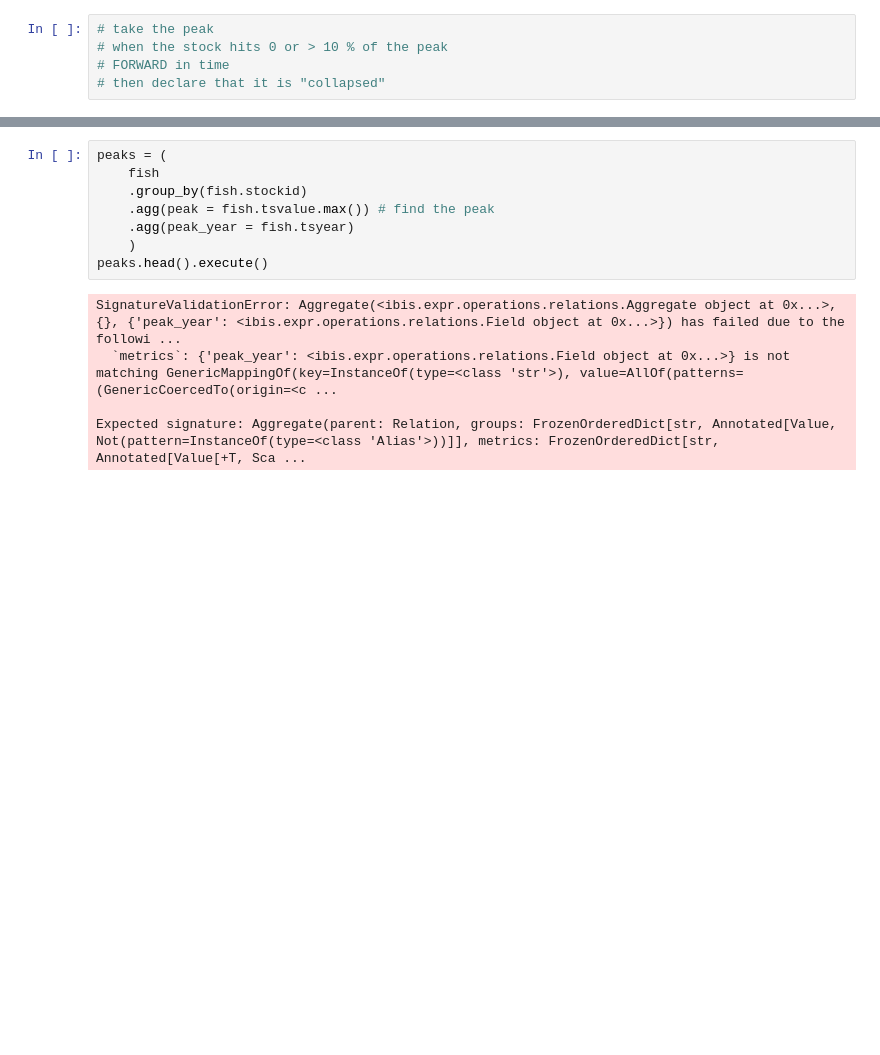
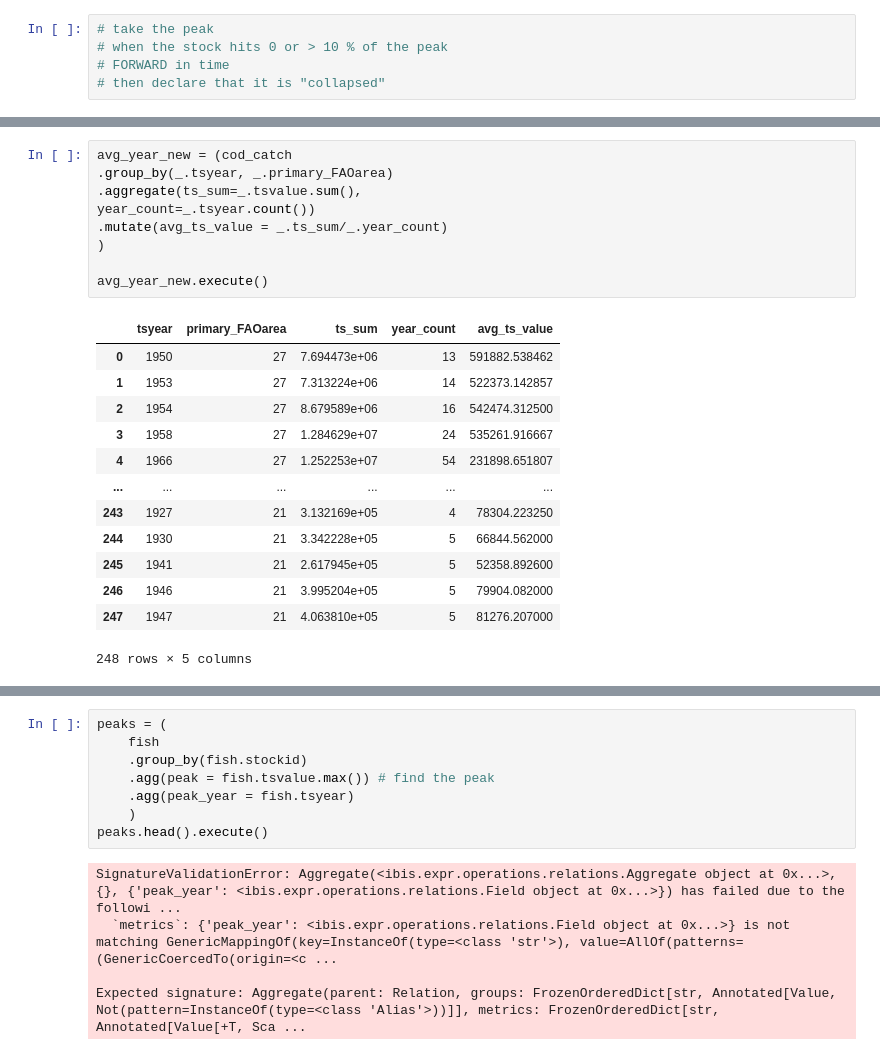
Before and after one commit to espm-288/fish-a_team_fish, a Jupyter notebook: notebook.ipynb, the cells around one changed output, grey strips where cells are left out. Drawn from its saved outputs; the diff is of its cells as text; blank space fills up the shorter version.

```diff
--- a/notebook.ipynb
+++ b/notebook.ipynb
@@ -183,0 +229,23 @@ We seek to replicate the temporal trend in stock declines shown in [Worm et al 2
+# %%
+avg_year_new = (cod_catch
+.group_by(_.tsyear, _.primary_FAOarea)
+.aggregate(ts_sum=_.tsvalue.sum(),
+year_count=_.tsyear.count())
+.mutate(avg_ts_value = _.ts_sum/_.year_count)
+)
+
+avg_year_new.execute()
+# %% [output]
+|  | tsyear | primary_FAOarea | ts_sum | year_count | avg_ts_value |
+| 0 | 1950 | 27 | 7.694473e+06 | 13 | 591882.538462 |
+| 1 | 1953 | 27 | 7.313224e+06 | 14 | 522373.142857 |
+| 2 | 1954 | 27 | 8.679589e+06 | 16 | 542474.312500 |
+| 3 | 1958 | 27 | 1.284629e+07 | 24 | 535261.916667 |
+| 4 | 1966 | 27 | 1.252253e+07 | 54 | 231898.651807 |
+| ... | ... | ... | ... | ... | ... |
+| 243 | 1927 | 21 | 3.132169e+05 | 4 | 78304.223250 |
+| 244 | 1930 | 21 | 3.342228e+05 | 5 | 66844.562000 |
+| 245 | 1941 | 21 | 2.617945e+05 | 5 | 52358.892600 |
+| 246 | 1946 | 21 | 3.995204e+05 | 5 | 79904.082000 |
+| 247 | 1947 | 21 | 4.063810e+05 | 5 | 81276.207000 |
+248 rows × 5 columns
```
Also changed, not shown: parts of 9 cells of this notebook.
